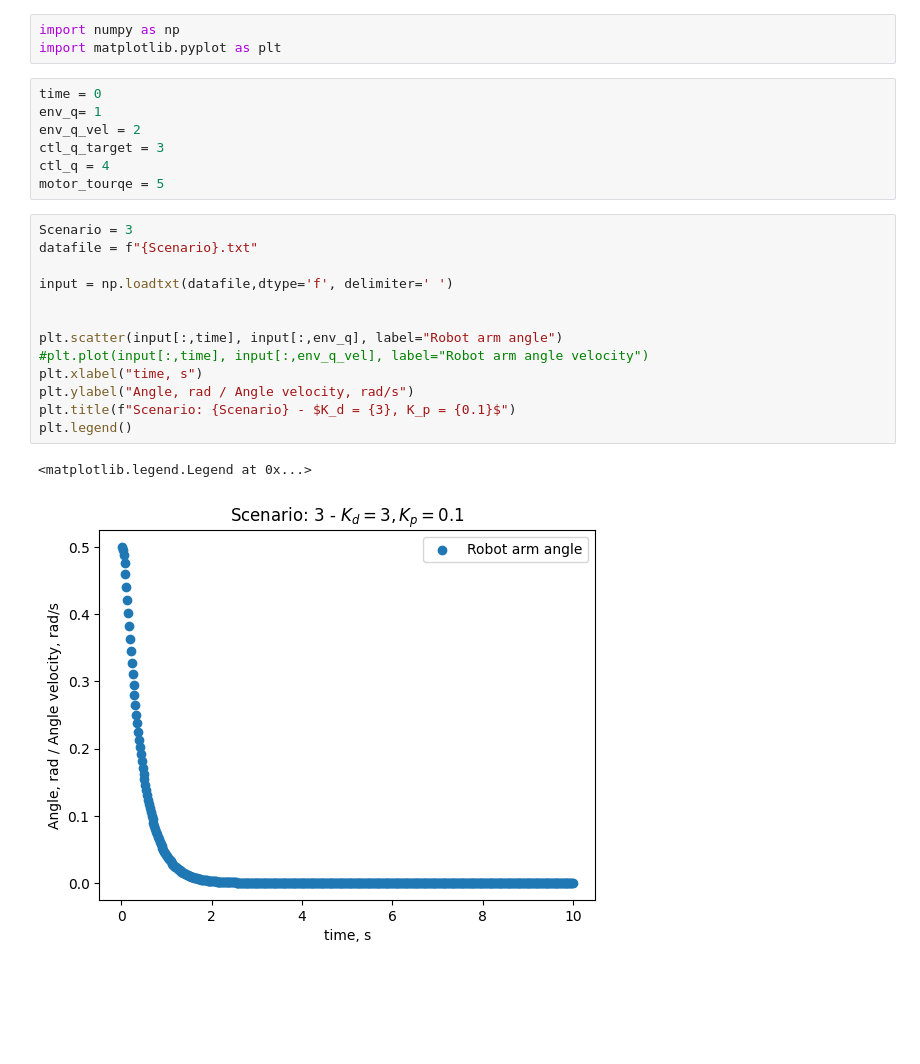
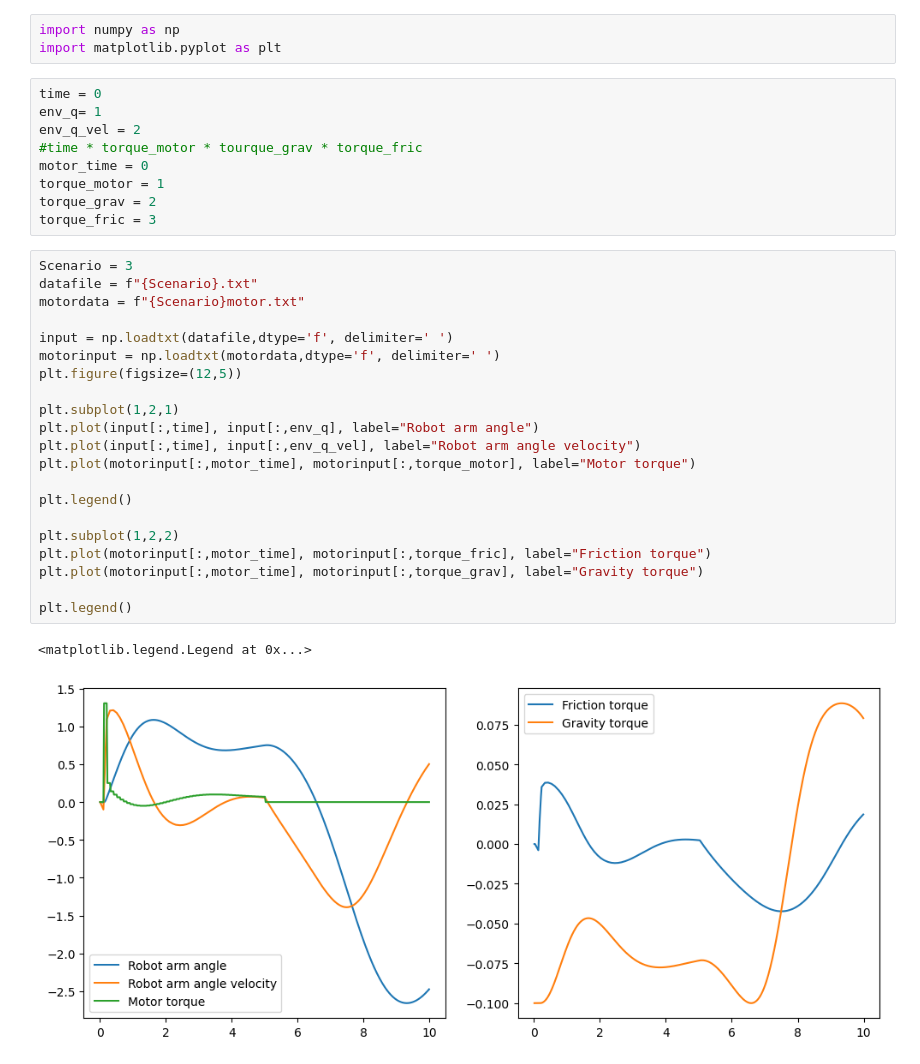
Before and after one commit to bundgaard1/POM_grp6, a Jupyter notebook: Robot_arm/senarios/vizualiser.ipynb, the cells around one changed output. Saved outputs shown, nothing was run; the diff lists cells and outputs as text; blank space fills up the shorter version.

Commit message:
Did implementing of assigment 6, gravity and friction

```diff
--- a/Robot_arm/senarios/vizualiser.ipynb
+++ b/Robot_arm/senarios/vizualiser.ipynb
@@ -5,25 +5,35 @@ import matplotlib.pyplot as plt
 time = 0
 env_q= 1
 env_q_vel = 2
-ctl_q_target = 3
-ctl_q = 4
-motor_tourqe = 5
+#time * torque_motor * tourque_grav * torque_fric
+motor_time = 0
+torque_motor = 1
+torque_grav = 2
+torque_fric = 3
 # %%
 Scenario = 3
 datafile = f"{Scenario}.txt"
+motordata = f"{Scenario}motor.txt"
 
 input = np.loadtxt(datafile,dtype='f', delimiter=' ')
+motorinput = np.loadtxt(motordata,dtype='f', delimiter=' ')
+plt.figure(figsize=(12,5))
 
+plt.subplot(1,2,1)
+plt.plot(input[:,time], input[:,env_q], label="Robot arm angle")
+plt.plot(input[:,time], input[:,env_q_vel], label="Robot arm angle velocity")
+plt.plot(motorinput[:,motor_time], motorinput[:,torque_motor], label="Motor torque")
 
-plt.scatter(input[:,time], input[:,env_q], label="Robot arm angle")
-#plt.plot(input[:,time], input[:,env_q_vel], label="Robot arm angle velocity")
-plt.xlabel("time, s")
-plt.ylabel("Angle, rad / Angle velocity, rad/s")
-plt.title(f"Scenario: {Scenario} - $K_d = {3}, K_p = {0.1}$")
 plt.legend()
+
+plt.subplot(1,2,2)
+plt.plot(motorinput[:,motor_time], motorinput[:,torque_fric], label="Friction torque")
+plt.plot(motorinput[:,motor_time], motorinput[:,torque_grav], label="Gravity torque")
+
+plt.legend()
 # %% [output]
 <matplotlib.legend.Legend at 0x...>
-[figure, old version]
+[figure, new version]
 # %%
 Secnario = 1
 datafile = f"{Secnario}.txt"
```
Also changed, not shown: parts of 1 cell of this notebook, 19 other files.
